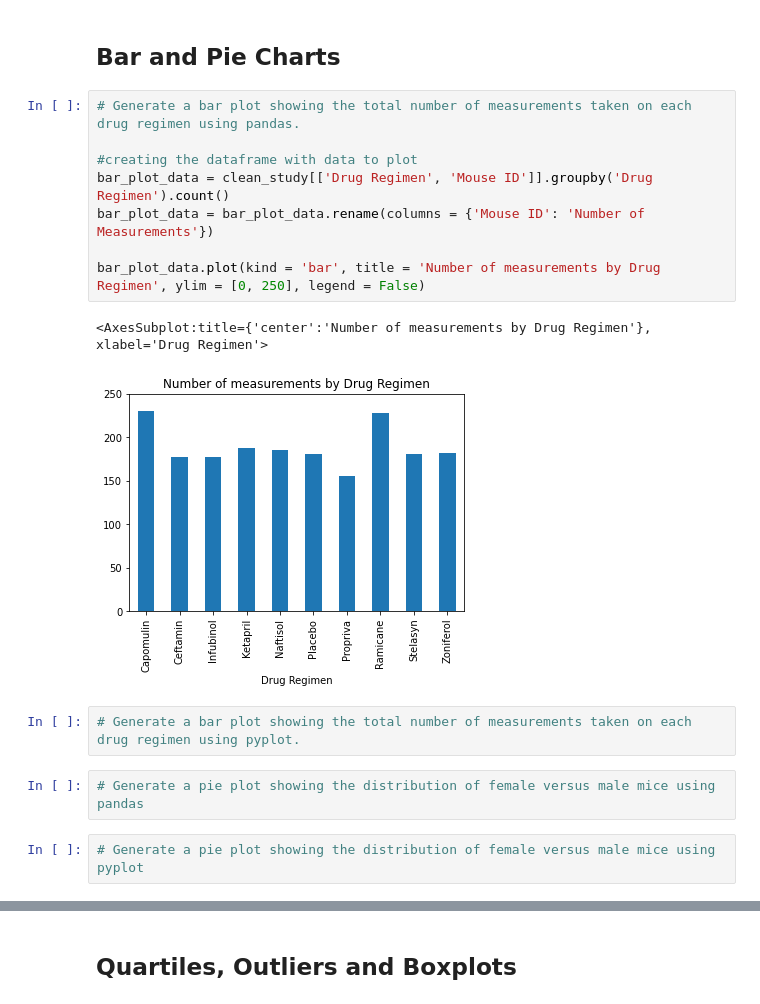
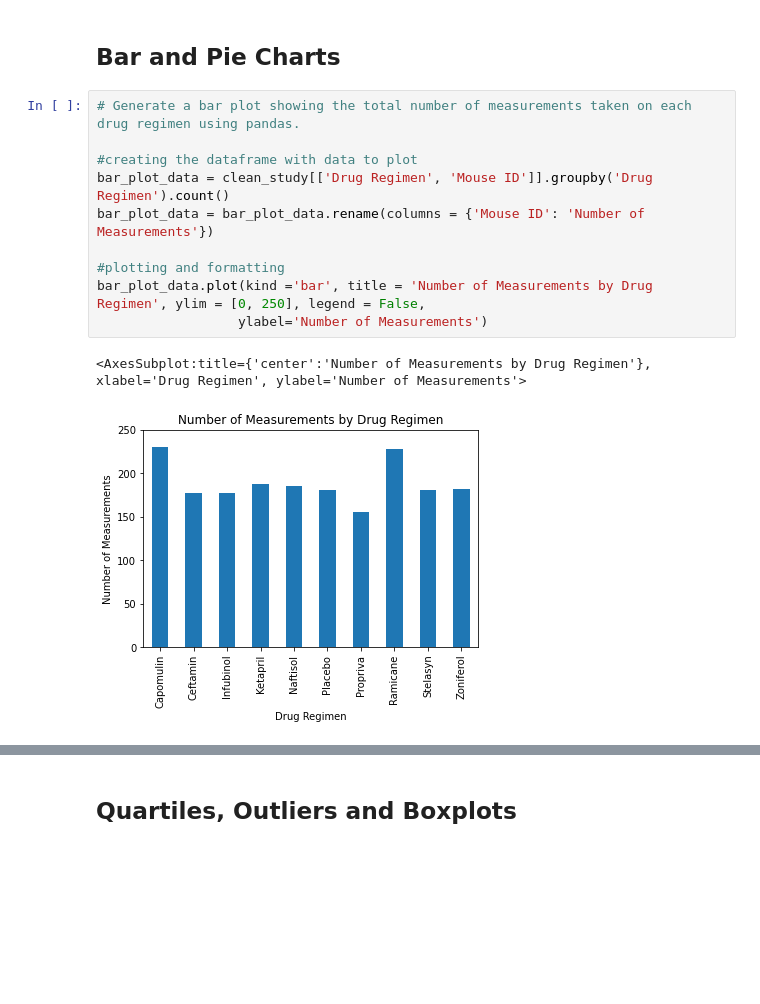
Before and after one commit to JuanjoFernandez/pharmaceutical, a Jupyter notebook: Pymaceuticals/pymaceuticals_starter.ipynb, the cells around one changed output, grey strips where cells are left out. Drawn from its saved outputs; the diff is of its cells as text; blank space fills up the shorter version.

```diff
--- a/Pymaceuticals/pymaceuticals_starter.ipynb
+++ b/Pymaceuticals/pymaceuticals_starter.ipynb
@@ -171,17 +171,13 @@ drug_grouped_summ_agg.head(10)
 # %%
 # Generate a bar plot showing the total number of measurements taken on each drug regimen using pandas.
 
 #creating the dataframe with data to plot
 bar_plot_data = clean_study[['Drug Regimen', 'Mouse ID']].groupby('Drug Regimen').count()
 bar_plot_data = bar_plot_data.rename(columns = {'Mouse ID': 'Number of Measurements'})
 
-bar_plot_data.plot(kind = 'bar', title = 'Number of measurements by Drug Regimen', ylim = [0, 250], legend = False)
+#plotting and formatting
+bar_plot_data.plot(kind ='bar', title = 'Number of Measurements by Drug Regimen', ylim = [0, 250], legend = False,
+                  ylabel='Number of Measurements')
 # %% [output]
-<AxesSubplot:title={'center':'Number of measurements by Drug Regimen'}, xlabel='Drug Regimen'>
+<AxesSubplot:title={'center':'Number of Measurements by Drug Regimen'}, xlabel='Drug Regimen', ylabel='Number of Measurements'>
-[figure, old version]
+[figure, new version]
-# %%
-# Generate a bar plot showing the total number of measurements taken on each drug regimen using pyplot.
-# %%
-# Generate a pie plot showing the distribution of female versus male mice using pandas
-# %%
-# Generate a pie plot showing the distribution of female versus male mice using pyplot
```
Also changed, not shown: parts of 3 cells of this notebook, 1 other file.
